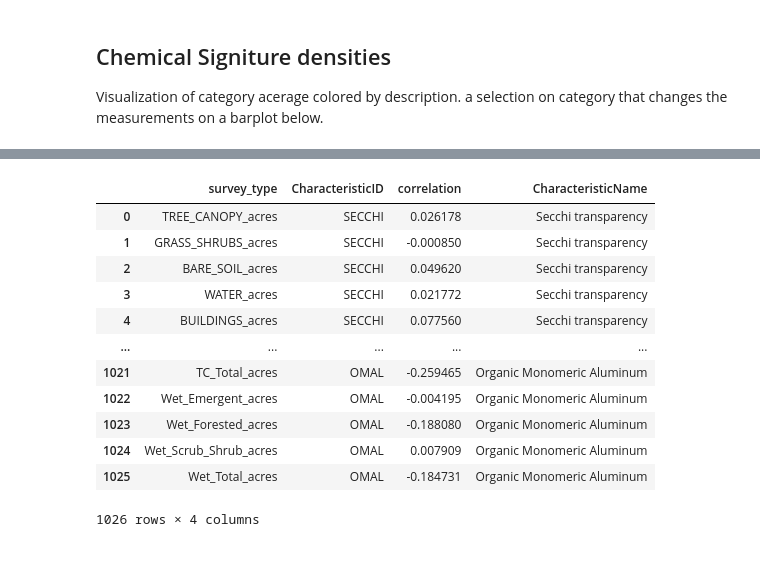
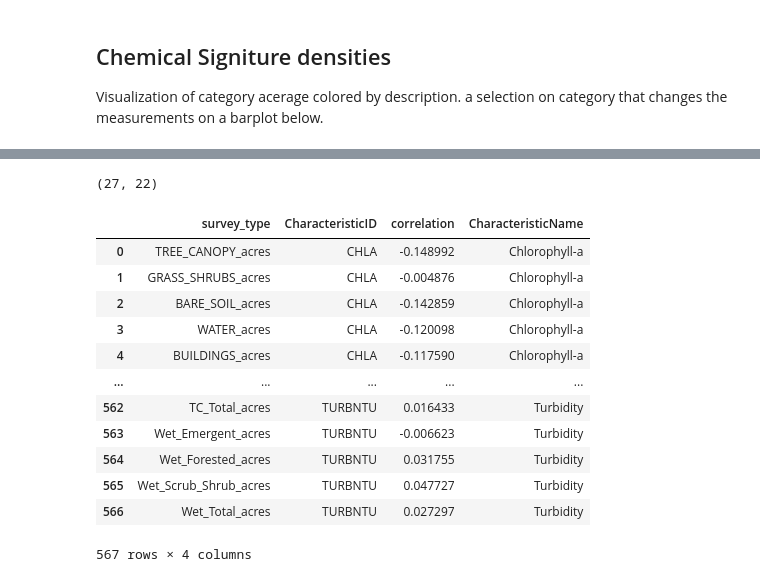
Before and after one commit to zorinAnze/Vermont-Lake-Health, a Jupyter notebook: Survey_results_with_chem.ipynb, the cells around one changed output, grey strips where cells are left out. Saved outputs shown, nothing was run; the diff lists cells and outputs as text; code cells hidden in the pictures.

Commit message:
Updated Heatmap threashold for minimum number of points for corelation calculation

```diff
--- a/Survey_results_with_chem.ipynb
+++ b/Survey_results_with_chem.ipynb
@@ -52,0 +72,11 @@ chem_data_to_merge = chem_data[chem_data['year'] == 2016].drop('population', axi
+# %%
+# Combine the subcategories in the description
+cols_from_survey = ['LakeID', 'TREE_CANOPY_acres', 'GRASS_SHRUBS_acres', 'BARE_SOIL_acres', 'WATER_acres',
+                    'BUILDINGS_acres','ROADS_acres', 'OTHER_PAVED_acres', 'RAILROADS_acres', 'Ag_Hay_acres',
+                    'Ag_Crops_acres', 'Ag_Pasture_acres', 'Ag_Total_acres', 'Imp_Bare_Soil_acres',
+                    'Imp_Buildings_acres', 'Imp_Other_Paved_acres', 'Imp_Road_acres', 'Imp_Railroad_acres',
+                    'Imp_Total_acres', 'Shrub_Shrubs_acres', 'Shrub_Total_acres', 'TC_Coniferous_acres',
+                    'TC_Deciduous_acres', 'TC_Total_acres', 'Wet_Emergent_acres', 'Wet_Forested_acres',
+                    'Wet_Scrub_Shrub_acres', 'Wet_Total_acres']
+survey_data_grouped = survey_data[cols_from_survey].groupby('LakeID').sum().reset_index()
+survey_data_grouped.sample(10)
@@ -53,6 +95,4 @@ chem_data_to_merge = chem_data[chem_data['year'] == 2016].drop('population', axi
 # %%
-merged_data = survey_data.merge(chem_data_to_merge, how='left', on=['LakeID', 'Lat', 'Long', 'Town'])
-merged_data.dropna(subset=['CharacteristicID'], inplace=True)
+merged_data = survey_data_grouped.merge(chem_data_to_merge, how='inner', on='LakeID').drop('LakeID', axis=1)
 print(merged_data.shape)
-merged_data.head(10)
 # %% [output]
@@ -88,11 +100,16 @@ df_for_viz.head()
 # %%
-corr_df = pd.DataFrame(index=cols_for_viz[:-3])
-for char in df_for_viz['CharacteristicID'].unique():
-    df = df_for_viz[df_for_viz['CharacteristicID'] == char]
-    df = df.corr()
-    df.drop('NormResult', axis=0, inplace=True)
-    df.rename(columns={'NormResult': char}, inplace=True)
-    corr_df[char] = df[char]
+corr_df = pd.DataFrame(index=merged_data.columns[:-3])
+for char in merged_data['CharacteristicID'].unique():
+    df = merged_data[merged_data['CharacteristicID'] == char]
+    # because we are calculating correlations if there are measuremetns with less than 5 measurements
+    #  we will drop them as the correlation wont make sense or will be misleading
+    if df.shape[0] < 20:
+        continue
+    else:
+        df = df.corr()
+        df.drop('Result', axis=0, inplace=True)
+        df.rename(columns={'Result': char}, inplace=True)
+        corr_df[char] = df[char]
 
 # replace all nan values with 0
 corr_df.fillna(0, inplace=True)
@@ -101,26 +118,31 @@ for col in corr_df.columns:
     if corr_df[col].sum() == 0:
         corr_df.drop(col, axis=1, inplace=True)
 corr_df = corr_df.reset_index().rename(columns={'index': 'survey_type'})
+corr_df.shape
+# %% [output]
+(27, 22)
 # %%
 # melt the data for visualization
 corr_df_for_vis = pd.melt(corr_df, id_vars='survey_type', var_name='CharacteristicID', value_name='correlation')
 # merge CharacteristicName
-corr_df_for_vis = corr_df_for_vis.merge(df_for_viz[['CharacteristicID', 'CharacteristicName']].drop_duplicates(), how='left', on='CharacteristicID')
+corr_df_for_vis = corr_df_for_vis.merge(merged_data[['CharacteristicID', 'CharacteristicName']].drop_duplicates(), how='left', on='CharacteristicID')
+# lets take the abs value of the corelation column so that we can compare them
+# corr_df_for_vis['correlation'] = np.abs(corr_df_for_vis['correlation'])
 corr_df_for_vis
 # %% [output]
 |  | survey_type | CharacteristicID | correlation | CharacteristicName |
-| 0 | TREE_CANOPY_acres | SECCHI | 0.026178 | Secchi transparency |
-| 1 | GRASS_SHRUBS_acres | SECCHI | -0.000850 | Secchi transparency |
-| 2 | BARE_SOIL_acres | SECCHI | 0.049620 | Secchi transparency |
-| 3 | WATER_acres | SECCHI | 0.021772 | Secchi transparency |
-| 4 | BUILDINGS_acres | SECCHI | 0.077560 | Secchi transparency |
+| 0 | TREE_CANOPY_acres | CHLA | -0.148992 | Chlorophyll-a |
+| 1 | GRASS_SHRUBS_acres | CHLA | -0.004876 | Chlorophyll-a |
+| 2 | BARE_SOIL_acres | CHLA | -0.142859 | Chlorophyll-a |
+| 3 | WATER_acres | CHLA | -0.120098 | Chlorophyll-a |
+| 4 | BUILDINGS_acres | CHLA | -0.117590 | Chlorophyll-a |
 | ... | ... | ... | ... | ... |
-| 1021 | TC_Total_acres | OMAL | -0.259465 | Organic Monomeric Aluminum |
-| 1022 | Wet_Emergent_acres | OMAL | -0.004195 | Organic Monomeric Aluminum |
-| 1023 | Wet_Forested_acres | OMAL | -0.188080 | Organic Monomeric Aluminum |
-| 1024 | Wet_Scrub_Shrub_acres | OMAL | 0.007909 | Organic Monomeric Aluminum |
-| 1025 | Wet_Total_acres | OMAL | -0.184731 | Organic Monomeric Aluminum |
+| 562 | TC_Total_acres | TURBNTU | 0.016433 | Turbidity |
+| 563 | Wet_Emergent_acres | TURBNTU | -0.006623 | Turbidity |
+| 564 | Wet_Forested_acres | TURBNTU | 0.031755 | Turbidity |
+| 565 | Wet_Scrub_Shrub_acres | TURBNTU | 0.047727 | Turbidity |
+| 566 | Wet_Total_acres | TURBNTU | 0.027297 | Turbidity |
-1026 rows × 4 columns
+567 rows × 4 columns
 # %%
 _0_condition = alt.condition(alt.datum.correlation == 0, alt.value('white'), alt.Color('correlation:Q'))
 
```
Also changed, not shown: parts of 6 cells of this notebook.
